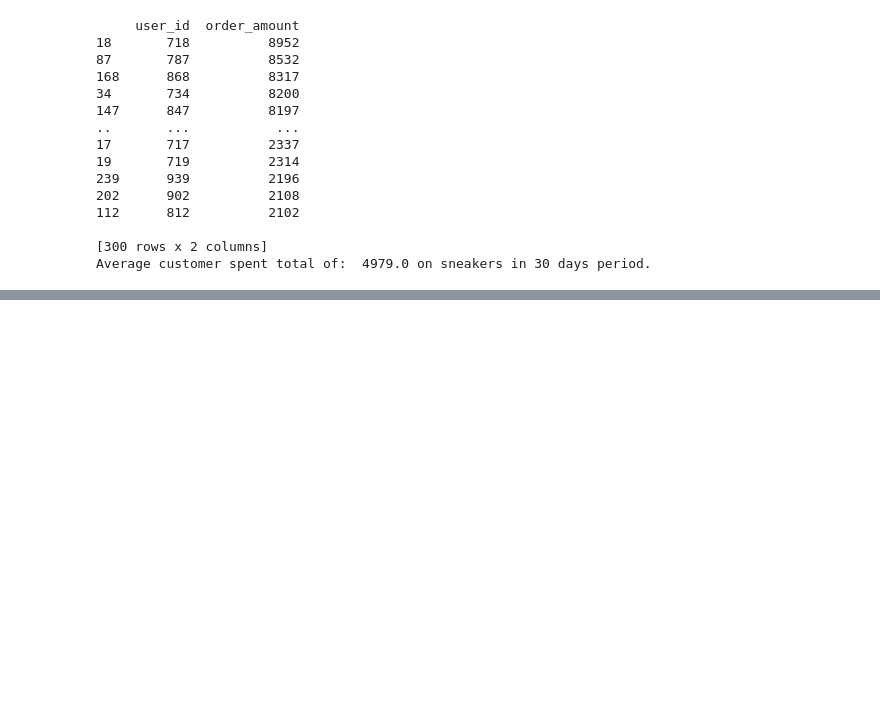
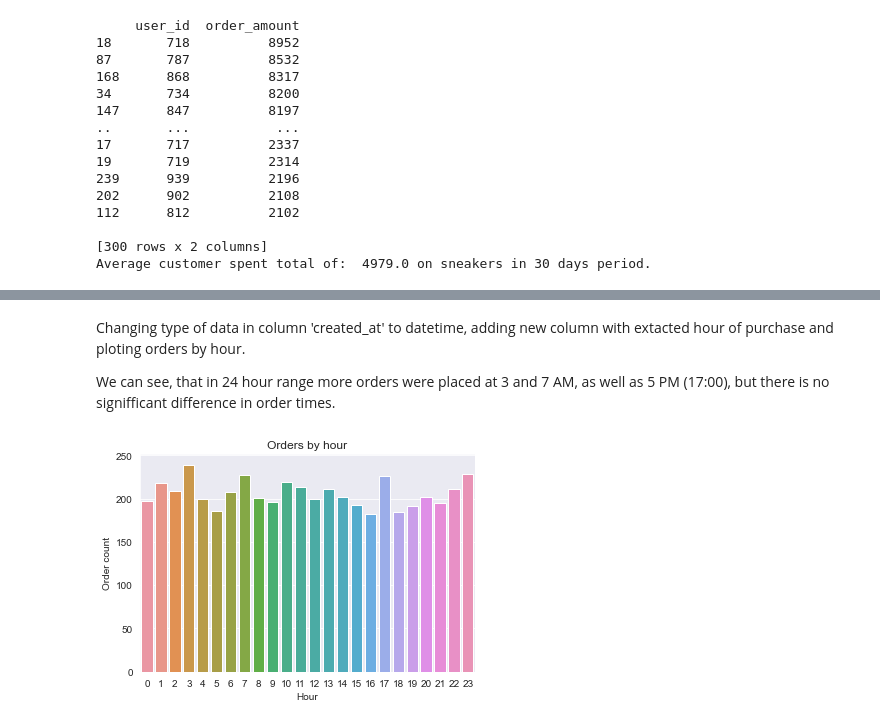
Before and after one commit to semo4ka8/coding-challenges, a Jupyter notebook: Shopify/question1/shopify_application_challenge_1.ipynb, the cells around one changed output, grey strips where cells are left out. Drawn from its saved outputs; the diff is of its cells as text; code cells hidden in the pictures; blank space fills up the shorter version.

```diff
--- a/Shopify/question1/shopify_application_challenge_1.ipynb
+++ b/Shopify/question1/shopify_application_challenge_1.ipynb
@@ -351,0 +365,15 @@ Average customer spent total of:  4979.0 on sneakers in 30 days period.
+# %% [markdown]
+Changing type of data in column 'created_at' to datetime, adding new column with extacted hour of purchase and ploting orders by hour.
+
+We can see, that in 24 hour range more orders were placed at 3 and 7 AM, as well as 5 PM (17:00), but there is no signifficant difference in order times.
+# %%
+data_cleaned.loc[:, 'created_at'] = data_cleaned.created_at.astype('datetime64[ns]')
+data_cleaned.loc[:, 'order_time'] = data_cleaned['created_at'].dt.hour
+
+sns.countplot(x= data_cleaned['order_time'])
+plt.title('Orders by hour')
+plt.xlabel('Hour')
+plt.ylabel('Order count')
+plt.show()
+# %% [output]
+[figure, added]
```
Also changed, not shown: parts of 7 cells of this notebook, 2 other files.
